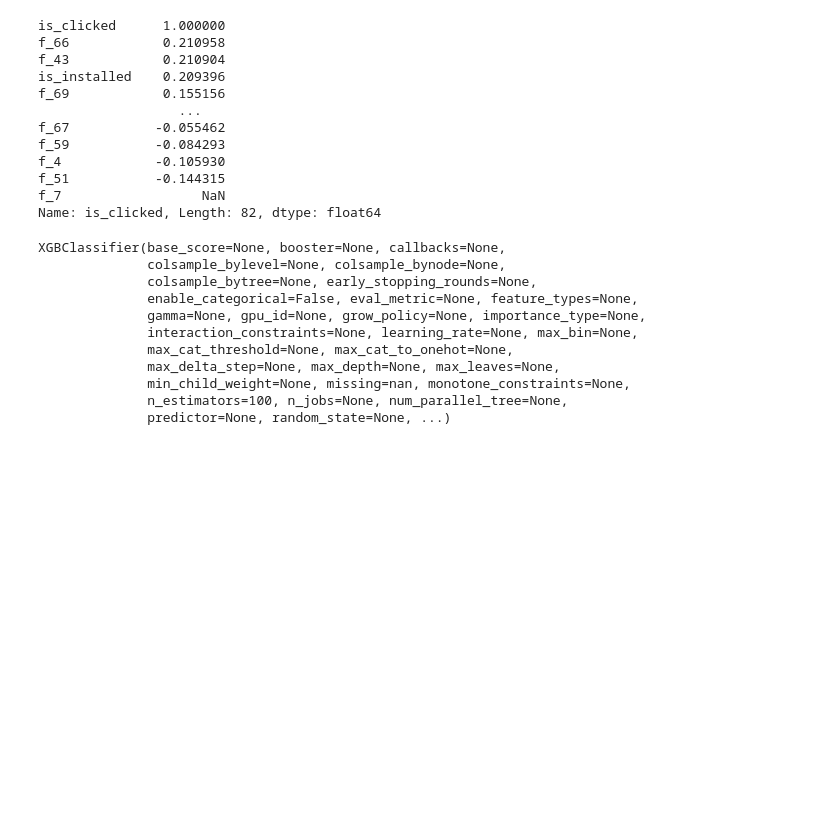
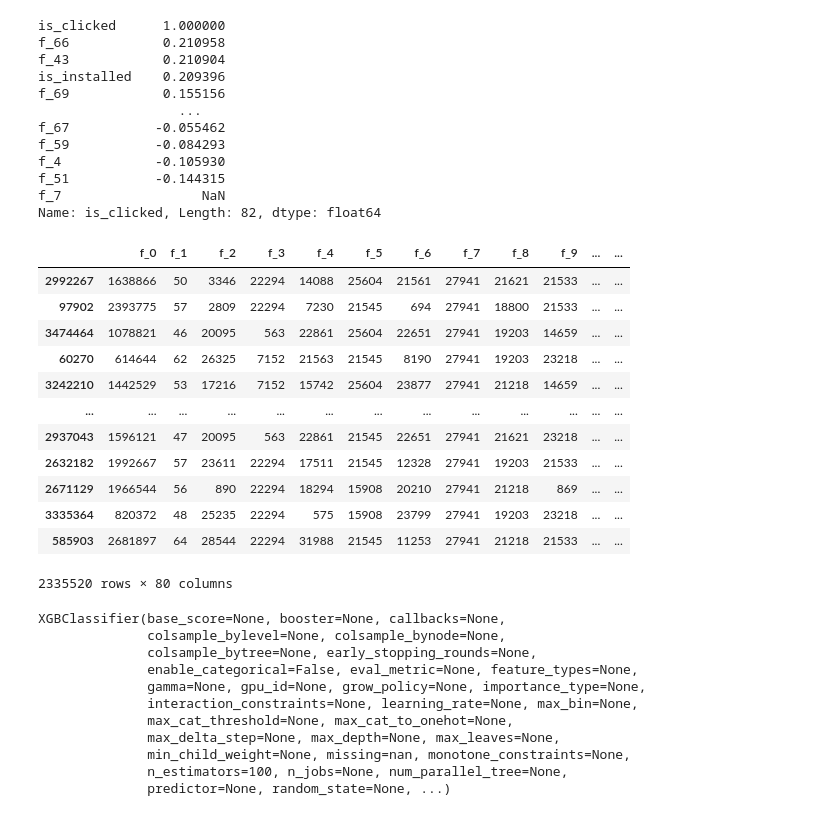
Before and after one commit to dlskawns/RecSys_and_Retrieval_Study, a Jupyter notebook: recsys2023_1.ipynb, the cells around one changed output. Saved outputs shown, nothing was run; the diff lists cells and outputs as text; code cells hidden in the pictures; blank space fills up the shorter version.

```diff
--- a/recsys2023_1.ipynb
+++ b/recsys2023_1.ipynb
@@ -98,6 +112,22 @@ train_y2 = train[[target2]]
 test_x = test.drop(columns = [target1, target2])
 test_y1 = test[[target1]]
 test_y2 = test[[target2]]
+# %%
+train_x1
+# %% [output]
+|  | f_0 | f_1 | f_2 | f_3 | f_4 | f_5 | f_6 | f_7 | f_8 | f_9 | ... | ... |
+| 2992267 | 1638866 | 50 | 3346 | 22294 | 14088 | 25604 | 21561 | 27941 | 21621 | 21533 | ... | ... |
+| 97902 | 2393775 | 57 | 2809 | 22294 | 7230 | 21545 | 694 | 27941 | 18800 | 21533 | ... | ... |
+| 3474464 | 1078821 | 46 | 20095 | 563 | 22861 | 25604 | 22651 | 27941 | 19203 | 14659 | ... | ... |
+| 60270 | 614644 | 62 | 26325 | 7152 | 21563 | 21545 | 8190 | 27941 | 19203 | 23218 | ... | ... |
+| 3242210 | 1442529 | 53 | 17216 | 7152 | 15742 | 25604 | 23877 | 27941 | 21218 | 14659 | ... | ... |
+| ... | ... | ... | ... | ... | ... | ... | ... | ... | ... | ... | ... | ... |
+| 2937043 | 1596121 | 47 | 20095 | 563 | 22861 | 21545 | 22651 | 27941 | 21621 | 23218 | ... | ... |
+| 2632182 | 1992667 | 57 | 23611 | 22294 | 17511 | 21545 | 12328 | 27941 | 19203 | 21533 | ... | ... |
+| 2671129 | 1966544 | 56 | 890 | 22294 | 18294 | 15908 | 20210 | 27941 | 21218 | 869 | ... | ... |
+| 3335364 | 820372 | 48 | 25235 | 22294 | 575 | 15908 | 23799 | 27941 | 19203 | 23218 | ... | ... |
+| 585903 | 2681897 | 64 | 28544 | 22294 | 31988 | 21545 | 11253 | 27941 | 21218 | 21533 | ... | ... |
+2335520 rows × 80 columns
 # %%
 import xgboost as xgb
 model1 = xgb.XGBClassifier()
```
Also changed, not shown: parts of 13 cells of this notebook.
